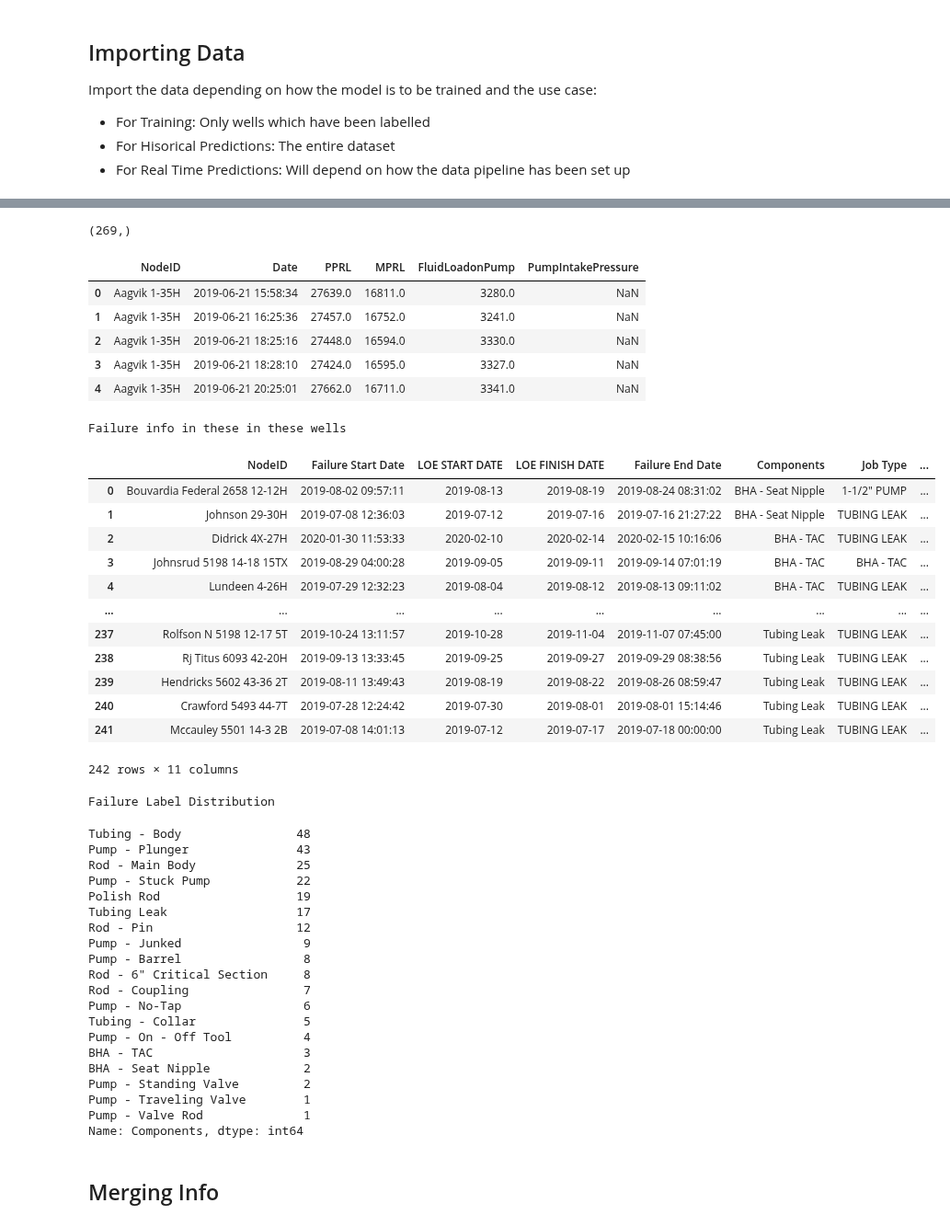
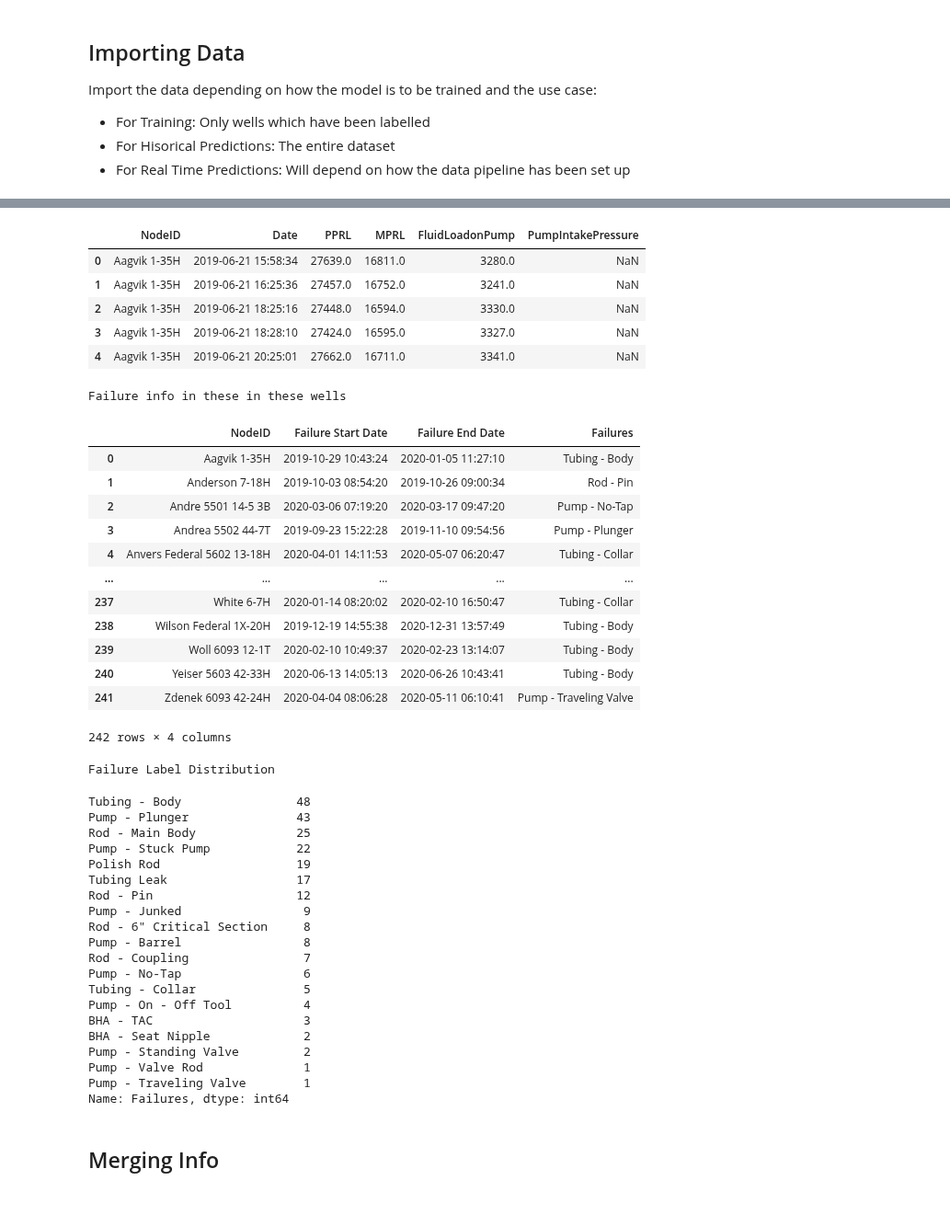
Before and after one commit to Ashitha97/ESP, a Jupyter notebook: Failure Forecasting/Window Forecasting Notebook.ipynb, the cells around one changed output, grey strips where cells are left out. Shown at 92% size. Saved outputs shown, nothing was run; the diff lists cells and outputs as text; code cells hidden in the pictures.

```diff
--- a/Failure Forecasting/Window Forecasting Notebook.ipynb
+++ b/Failure Forecasting/Window Forecasting Notebook.ipynb
@@ -62,7 +62,6 @@ Following steps are performed
 # %% [markdown]
 ## Importing Failures
 # %%
-# If using manually dont need to run
 %%time
 # Querying the entire failure info
 query_failures = """
@@ -73,8 +72,9 @@ ORDER BY "NodeID";
 """
 
 with lib_aws.PostgresRDS(db='oasis-prod', verbose=1) as engine:
-    failures = pd.read_sql(query_failures, engine, parse_dates=['Last Oil', 'Finish Date'])
+    failures = pd.read_sql(query_failures, engine, parse_dates=['Failure Start Date', 'Failure End Date'])
 
+well_list = failures.NodeID.unique().tolist()  # List of wells to use for querying the features and model training
 failures.head()
 # %% [output]
 Connected to oasis-prod DataBase
@@ -94,19 +89,21 @@ Wall time: 66 ms
 # %%
-# Manually importing data from s3
-file_path = "s3://et-oasis/failure-excel/Oasis Complete Failure List 2018-2020_ver6.xlsx"
+# # Manually importing data from s3
+# file_path = "s3://et-oasis/failure-excel/Oasis Complete Failure List 2018-2020_ver6.xlsx"
 
-failures = pd.read_excel(file_path)
-# Cleaning WELL NAMES
-failures['Well'] = (failures['Well'].str.replace("#", "")  # remove #
-                                 .str.replace('\s+', ' ', regex=True)  # remove multiple spaces if present
-                                 .str.strip()  # Remove trailing whitespaces
-                                 .str.lower()  # lower all character
-                                 .str.title()  # Uppercase first letter of each word
-                                 .map(lambda x: x[0:-2] + x[-2:].upper()))
+# failures = pd.read_excel(file_path)
+# # Cleaning WELL NAMES
+# failures['Well'] = (failures['Well'].str.replace("#", "")  # remove #
+#                                  .str.replace('\s+', ' ', regex=True)  # remove multiple spaces if present
+#                                  .str.strip()  # Remove trailing whitespaces
+#                                  .str.lower()  # lower all character
+#                                  .str.title()  # Uppercase first letter of each word
+#                                  .map(lambda x: x[0:-2] + x[-2:].upper()))
 
-failures.rename(columns={'Well': 'NodeID',
-                        'LAST OIL': 'Failure Start Date',
-                        'FAILURE END DATE': 'Failure End Date'}, inplace=True)
-well_list = failures.NodeID.unique().tolist()  # List of wells to use for querying the features and model training
-failures.head()
+# failures.rename(columns={'Well': 'NodeID',
+#                         'LAST OIL': 'Failure Start Date',
+#                         'FAILURE END DATE': 'Failure End Date',
+#                         'Components': 'Failures'}, inplace=True)
+# failures = failures[['NodeID','Failure Start Date', 'Failure End Date', 'Failures']]
+# well_list = failures.NodeID.unique().tolist()  # List of wells to use for querying the features and model training
+# failures.head()
 # %% [output]
@@ -160,41 +163,35 @@ Wall time: 1min 52s
-# %%
-well_list_features = data.NodeID.unique()
-well_list_features.shape
-np.shape(well_list)
-# %% [output]
-(269,)
 # %%
-# Failur Info only from wells present in the data
+# Use only those wells in failure_info, present in data
 failure_info = failures[failures.NodeID.isin(well_list_features)]
 failure_info.reset_index(inplace=True, drop=True)
 
 # info
 display(data.head())
 print("Failure info in these in these wells")
 display(failure_info)
 print("Failure Label Distribution")
-display(failure_info.Components.value_counts())
+display(failure_info.Failures.value_counts())
 # %% [output]
 |  | NodeID | Date | PPRL | MPRL | FluidLoadonPump | PumpIntakePressure |
 | 0 | Aagvik 1-35H | 2019-06-21 15:58:34 | 27639.0 | 16811.0 | 3280.0 | NaN |
 | 1 | Aagvik 1-35H | 2019-06-21 16:25:36 | 27457.0 | 16752.0 | 3241.0 | NaN |
 | 2 | Aagvik 1-35H | 2019-06-21 18:25:16 | 27448.0 | 16594.0 | 3330.0 | NaN |
 | 3 | Aagvik 1-35H | 2019-06-21 18:28:10 | 27424.0 | 16595.0 | 3327.0 | NaN |
 | 4 | Aagvik 1-35H | 2019-06-21 20:25:01 | 27662.0 | 16711.0 | 3341.0 | NaN |
 Failure info in these in these wells
-|  | NodeID | Failure Start Date | LOE START DATE | LOE FINISH DATE | Failure End Date | Components | Job Type | ... |
-| 0 | Bouvardia Federal 2658 12-12H | 2019-08-02 09:57:11 | 2019-08-13 | 2019-08-19 | 2019-08-24 08:31:02 | BHA - Seat Nipple | 1-1/2" PUMP | ... |
-| 1 | Johnson 29-30H | 2019-07-08 12:36:03 | 2019-07-12 | 2019-07-16 | 2019-07-16 21:27:22 | BHA - Seat Nipple | TUBING LEAK | ... |
-| 2 | Didrick 4X-27H | 2020-01-30 11:53:33 | 2020-02-10 | 2020-02-14 | 2020-02-15 10:16:06 | BHA - TAC | TUBING LEAK | ... |
-| 3 | Johnsrud 5198 14-18 15TX | 2019-08-29 04:00:28 | 2019-09-05 | 2019-09-11 | 2019-09-14 07:01:19 | BHA - TAC | BHA - TAC | ... |
-| 4 | Lundeen 4-26H | 2019-07-29 12:32:23 | 2019-08-04 | 2019-08-12 | 2019-08-13 09:11:02 | BHA - TAC | TUBING LEAK | ... |
-| ... | ... | ... | ... | ... | ... | ... | ... | ... |
-| 237 | Rolfson N 5198 12-17 5T | 2019-10-24 13:11:57 | 2019-10-28 | 2019-11-04 | 2019-11-07 07:45:00 | Tubing Leak | TUBING LEAK | ... |
-| 238 | Rj Titus 6093 42-20H | 2019-09-13 13:33:45 | 2019-09-25 | 2019-09-27 | 2019-09-29 08:38:56 | Tubing Leak | TUBING LEAK | ... |
-| 239 | Hendricks 5602 43-36 2T | 2019-08-11 13:49:43 | 2019-08-19 | 2019-08-22 | 2019-08-26 08:59:47 | Tubing Leak | TUBING LEAK | ... |
-| 240 | Crawford 5493 44-7T | 2019-07-28 12:24:42 | 2019-07-30 | 2019-08-01 | 2019-08-01 15:14:46 | Tubing Leak | TUBING LEAK | ... |
-| 241 | Mccauley 5501 14-3 2B | 2019-07-08 14:01:13 | 2019-07-12 | 2019-07-17 | 2019-07-18 00:00:00 | Tubing Leak | TUBING LEAK | ... |
+|  | NodeID | Failure Start Date | Failure End Date | Failures |
+| 0 | Aagvik 1-35H | 2019-10-29 10:43:24 | 2020-01-05 11:27:10 | Tubing - Body |
+| 1 | Anderson 7-18H | 2019-10-03 08:54:20 | 2019-10-26 09:00:34 | Rod - Pin |
+| 2 | Andre 5501 14-5 3B | 2020-03-06 07:19:20 | 2020-03-17 09:47:20 | Pump - No-Tap |
+| 3 | Andrea 5502 44-7T | 2019-09-23 15:22:28 | 2019-11-10 09:54:56 | Pump - Plunger |
+| 4 | Anvers Federal 5602 13-18H | 2020-04-01 14:11:53 | 2020-05-07 06:20:47 | Tubing - Collar |
+| ... | ... | ... | ... | ... |
+| 237 | White 6-7H | 2020-01-14 08:20:02 | 2020-02-10 16:50:47 | Tubing - Collar |
+| 238 | Wilson Federal 1X-20H | 2019-12-19 14:55:38 | 2020-12-31 13:57:49 | Tubing - Body |
+| 239 | Woll 6093 12-1T | 2020-02-10 10:49:37 | 2020-02-23 13:14:07 | Tubing - Body |
+| 240 | Yeiser 5603 42-33H | 2020-06-13 14:05:13 | 2020-06-26 10:43:41 | Tubing - Body |
+| 241 | Zdenek 6093 42-24H | 2020-04-04 08:06:28 | 2020-05-11 06:10:41 | Pump - Traveling Valve |
-242 rows × 11 columns
+242 rows × 4 columns
 Failure Label Distribution
 Tubing - Body                48
 Pump - Plunger               43
@@ -204,8 +201,8 @@ Polish Rod                   19
 Tubing Leak                  17
 Rod - Pin                    12
 Pump - Junked                 9
+Rod - 6" Critical Section     8
 Pump - Barrel                 8
-Rod - 6" Critical Section     8
 Rod - Coupling                7
 Pump - No-Tap                 6
 Tubing - Collar               5
@@ -213,9 +210,9 @@ Pump - On - Off Tool          4
 BHA - TAC                     3
 BHA - Seat Nipple             2
 Pump - Standing Valve         2
+Pump - Valve Rod              1
 Pump - Traveling Valve        1
-Pump - Valve Rod              1
-Name: Components, dtype: int64
+Name: Failures, dtype: int64
 # %% [markdown]
 ## Merging Info
 # %%
```
Also changed, not shown: parts of 27 cells of this notebook, 4 other files.
